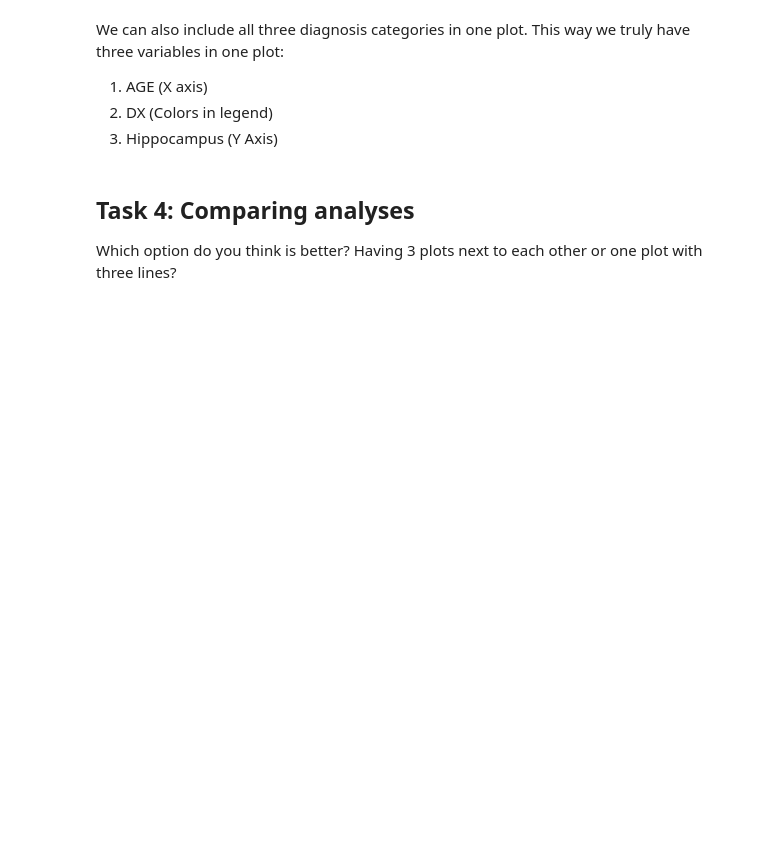
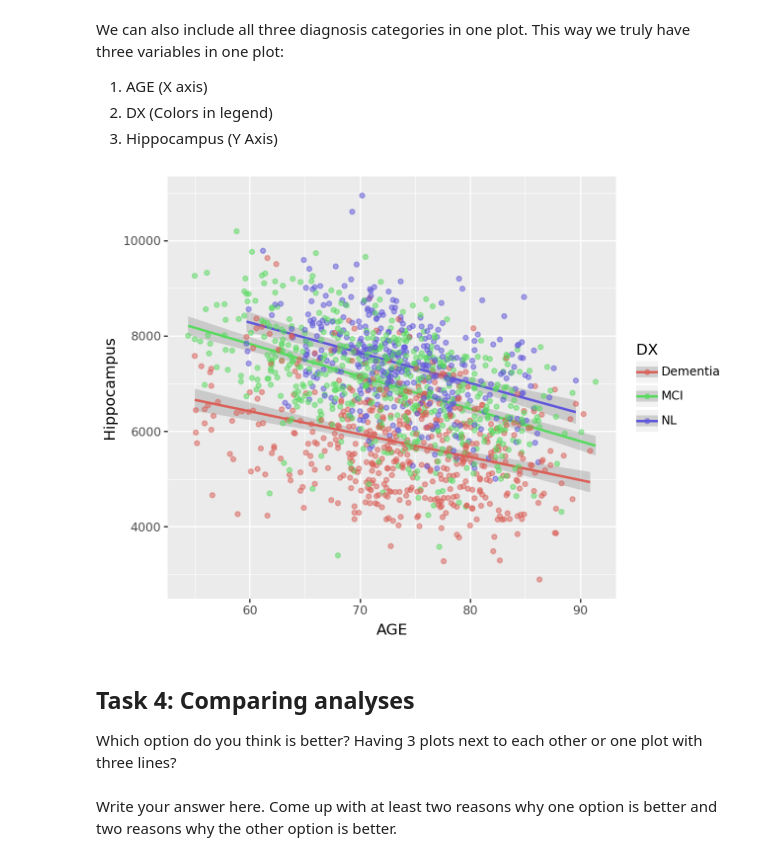
Before and after one commit to pleunipennings/CSC508_ML_Biomedicine_Class, a Jupyter notebook: Module4/Module_4a_PatData_ExploratoryDataAnalysis.ipynb, the cells around one changed output. Cells and saved outputs as stored; diff of their text form; code cells hidden in the pictures; blank space fills up the shorter version.

```diff
--- a/Module4/Module_4a_PatData_ExploratoryDataAnalysis.ipynb
+++ b/Module4/Module_4a_PatData_ExploratoryDataAnalysis.ipynb
@@ -238,13 +295,17 @@ We can also include all three diagnosis categories in one plot. This way we trul
 3. Hippocampus (Y Axis)
 # %%
 # Plotting all three scatterplots in the same figure
-(ggplot(data=PD2) +
+(ggplot(data=PatDataSimple) +
  aes(x='AGE', y='Hippocampus', color='DX') +
  geom_smooth(method = "lm") +
  geom_point(alpha = 0.5)
  )
+# %% [output]
+[figure, added]
 # %% [markdown]
 ## Task 4: Comparing analyses
 
 Which option do you think is better? Having 3 plots next to each other or one plot with three lines?
+# %% [markdown]
+Write your answer here. Come up with at least two reasons why one option is better and two reasons why the other option is better.
 # %% [markdown]
```
Also changed, not shown: parts of 27 cells of this notebook.
